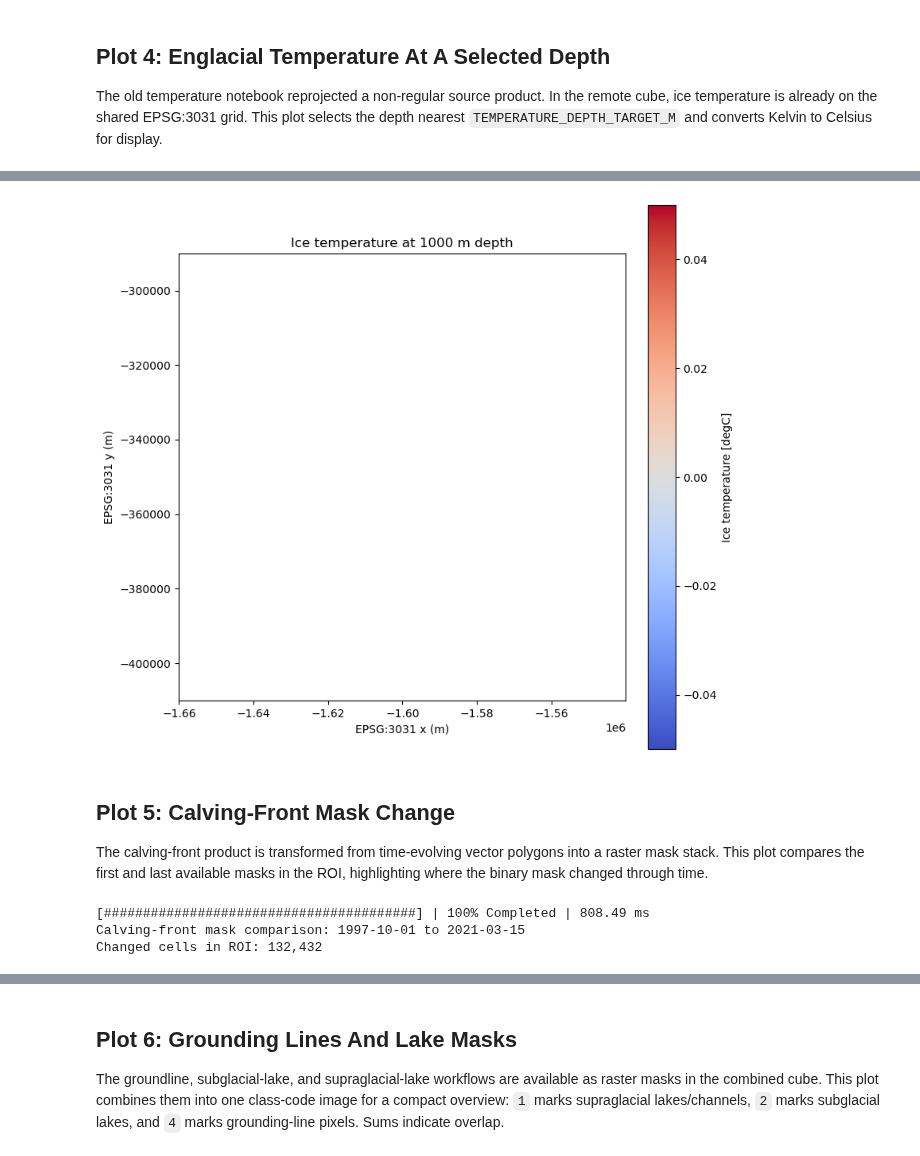
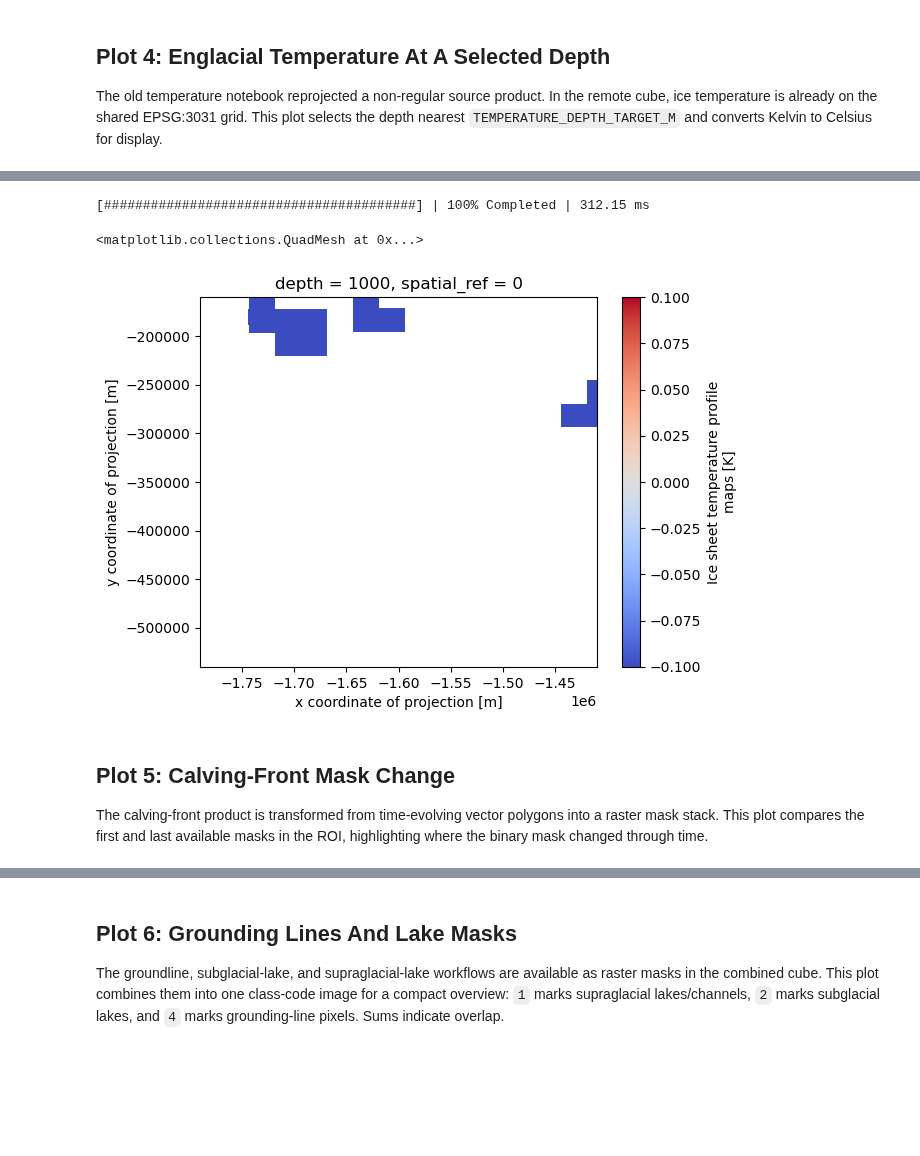
Before and after one commit to ESA-EarthCODE/polar_hackathon, a Jupyter notebook: 2_Datacube/1_remote_cube_access.ipynb, the cells around one changed output, grey strips where cells are left out. Cells and saved outputs as stored; diff of their text form; code cells hidden in the pictures; blank space fills up the shorter version.

```diff
--- a/2_Datacube/1_remote_cube_access.ipynb
+++ b/2_Datacube/1_remote_cube_access.ipynb
@@ -300,13 +161,15 @@ Mean ice temperature in ROI: nan degC
-# %%
-fig, ax = plt.subplots(figsize=(8, 7), constrained_layout=True)
-ice_temp_plot.plot(ax=ax, cmap="coolwarm", robust=True, add_colorbar=True)
-ax.set_title(f"Ice temperature at {temperature_depth_m:g} m depth")
-ax.set_xlabel("EPSG:3031 x (m)")
-ax.set_ylabel("EPSG:3031 y (m)")
-ax.set_aspect("equal")
-plt.show()
-# %% [output]
-[figure, removed]
+# %%
+depth_index = int(np.abs(small["depth"].values - TEMPERATURE_DEPTH_TARGET_M).argmin())
+ice_temp_c = small["englacial_temp_profile_tice"].isel(depth=depth_index) - 273.15
+
+with ProgressBar():
+    ice_temp_c = ice_temp_c.compute()
+
+ice_temp_c.plot(cmap="coolwarm", robust=True)
+# %% [output]
+[########################################] | 100% Completed | 312.15 ms
+<matplotlib.collections.QuadMesh at 0x...>
+[figure, added]
 # %% [markdown]
 ## Plot 5: Calving-Front Mask Change
 
@@ -324,8 +178,0 @@ calving_changed_cells = (calving_change != 0).sum()
-# %%
-calving_change_plot, calving_changed_cells = compute_with_progress(calving_change, calving_changed_cells)
-print(f"Calving-front mask comparison: {calving_first_time} to {calving_last_time}")
-print(f"Changed cells in ROI: {int(calving_changed_cells.values):,}")
-# %% [output]
-[########################################] | 100% Completed | 808.49 ms
-Calving-front mask comparison: 1997-10-01 to 2021-03-15
-Changed cells in ROI: 132,432
```
Also changed, not shown: parts of 36 cells of this notebook, 2 other files.
